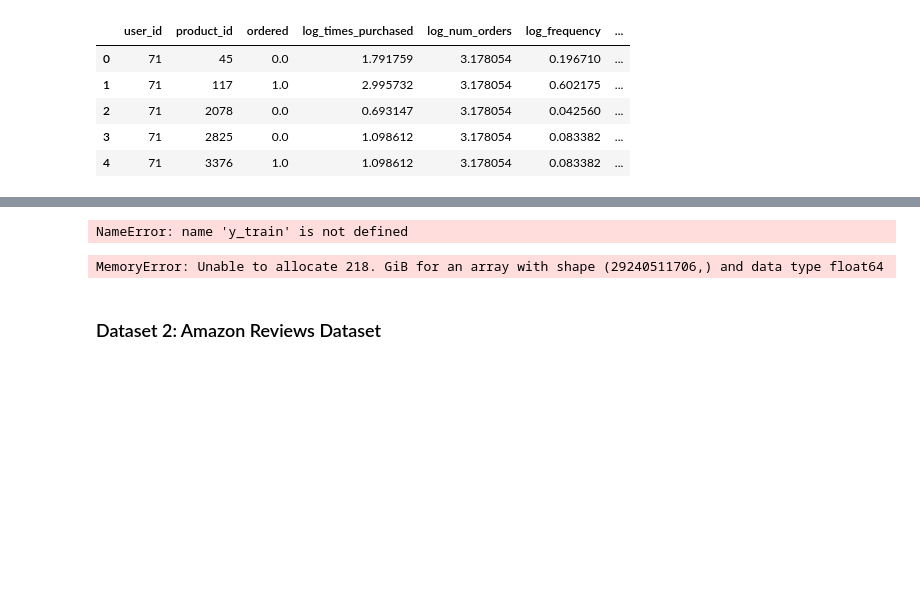
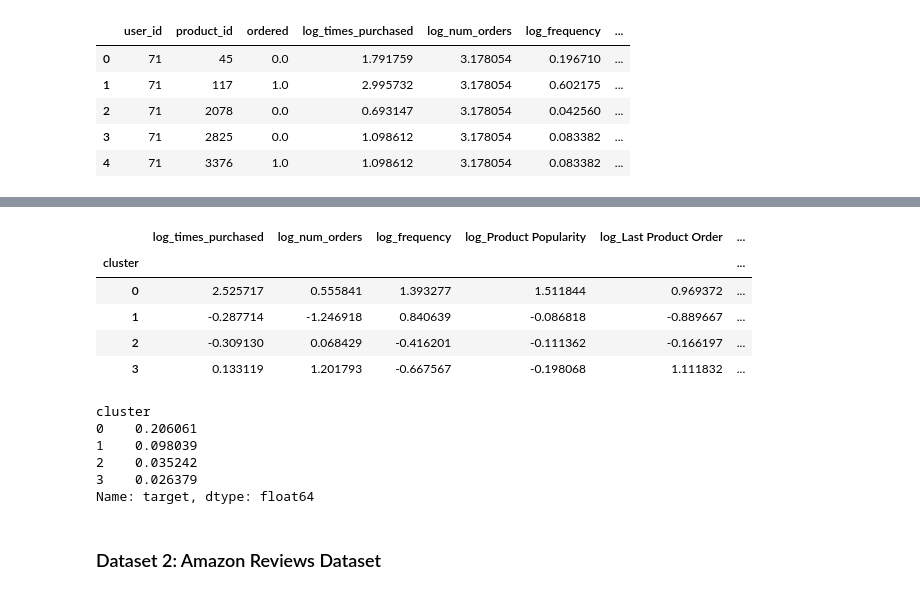
Before and after one commit to eghatzis0527/DX799---HW-Assignments, a Jupyter notebook: HW11.ipynb, the cells around one changed output, grey strips where cells are left out. Cells and saved outputs as stored; diff of their text form; code cells hidden in the pictures; blank space fills up the shorter version.

```diff
--- a/HW11.ipynb
+++ b/HW11.ipynb
@@ -110,32 +70,34 @@ dbscan_profiles.groupby('cluster').mean()
-# %%
-dbscan_profiles['target'] = y_test.to_numpy()
-
-dbscan_profiles.groupby('cluster')['target'].mean()
-# %% [output]
-NameError: name 'y_train' is not defined
 # %%
-hac_scores = {}
+sample_idx = np.random.choice(len(X_test_scaled), size = min(2000, len(X_test_scaled)), replace = False)
 
-for k in [2, 3, 4, 5, 6, 8, 10]:
+X_hac = X_test_scaled[sample_idx]
 
-    model = AgglomerativeClustering(n_clusters = k, linkage = 'ward')
+hac = AgglomerativeClustering(n_clusters = 4, linkage = 'ward')
 
-    train_clusters = model.fit_predict(X_train_scaled)
+test_clusters = hac.fit_predict(X_hac)
 
-    silhouette = silhouette_score(X_train_scaled, train_clusters, sample_size = min(2000, len(X_train_scaled)))
+hac_profiles = pd.DataFrame(X_hac, columns = X_test.columns)
+hac_profiles['cluster'] = test_clusters
 
-    hac_scores[k] = silhouette
-
-pd.Series(hac_scores).sort_values(ascending = False)
-
-plt.plot(list(hac_scores.keys()), list(hac_scores.values()), marker = 'o', color = 'violet')
-
-plt.xlabel('Number of Clusters')
-plt.ylabel('Silhouette Score')
-plt.title('HAC Silhouette Scores')
-plt.show()
+hac_profiles.groupby('cluster').mean()
 # %% [output]
-MemoryError: Unable to allocate 218. GiB for an array with shape (29240511706,) and data type float64
+|  | log_times_purchased | log_num_orders | log_frequency | log_Product Popularity | log_Last Product Order | ... |
+| cluster |  |  |  |  |  | ... |
+| 0 | 2.525717 | 0.555841 | 1.393277 | 1.511844 | 0.969372 | ... |
+| 1 | -0.287714 | -1.246918 | 0.840639 | -0.086818 | -0.889667 | ... |
+| 2 | -0.309130 | 0.068429 | -0.416201 | -0.111362 | -0.166197 | ... |
+| 3 | 0.133119 | 1.201793 | -0.667567 | -0.198068 | 1.111832 | ... |
+# %%
+hac_profiles['target'] = y_test.iloc[sample_idx].values
+
+hac_profiles.groupby('cluster')['target'].mean()
+# %% [output]
+cluster
+0    0.206061
+1    0.098039
+2    0.035242
+3    0.026379
+Name: target, dtype: float64
 # %% [markdown]
 ### Dataset 2: Amazon Reviews Dataset
 # %%
```
Also changed, not shown: parts of 6 cells of this notebook.
